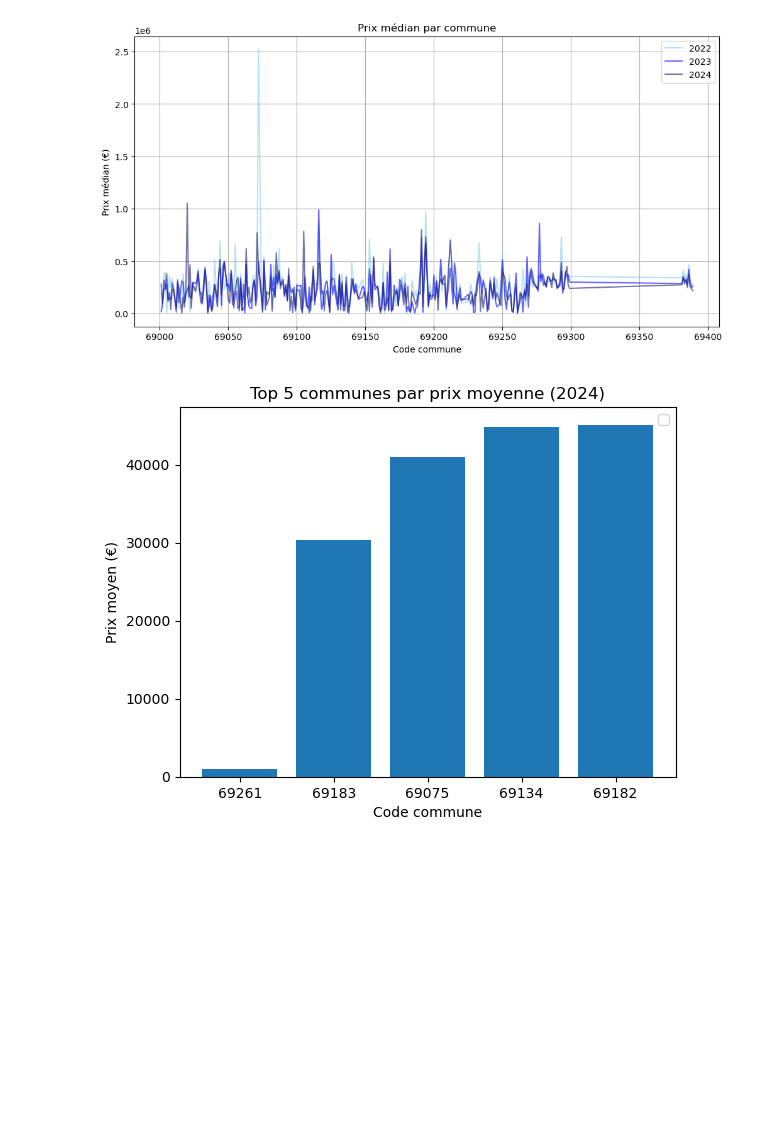
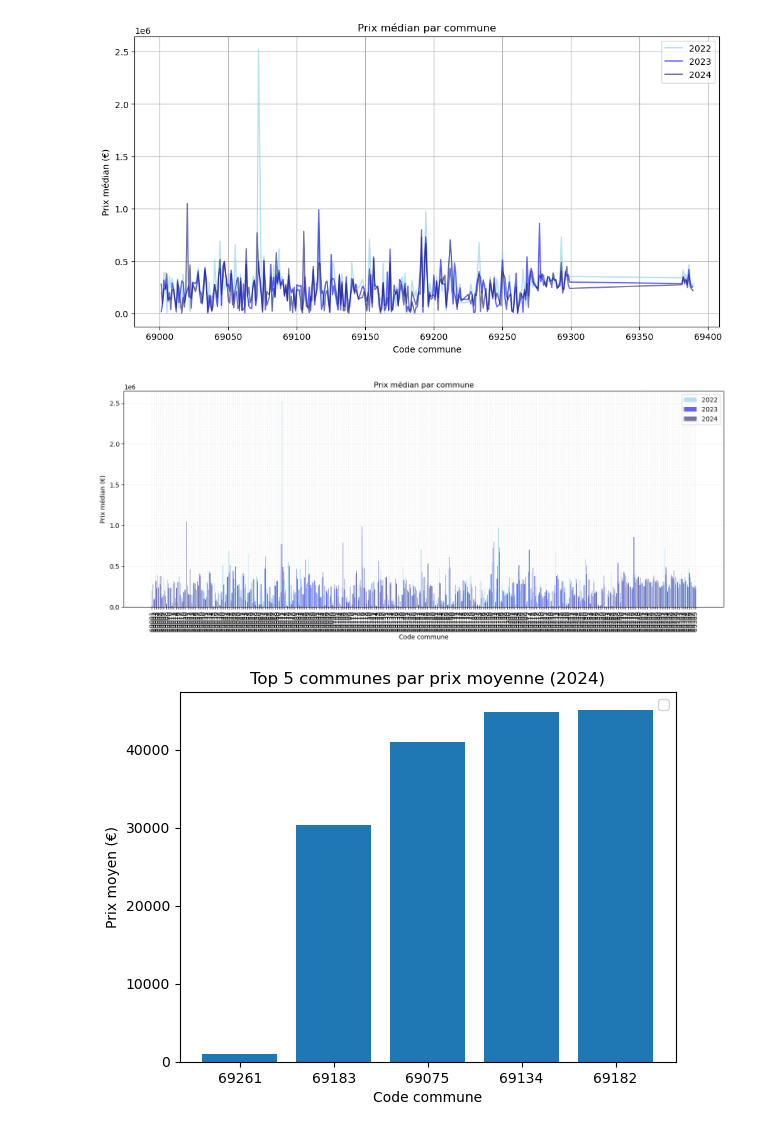
Before and after one commit to Sirteabagg/aide_immobili-re_lyon, a Jupyter notebook: widgets/test_widget.ipynb, the cells around one changed output. Drawn from its saved outputs; the diff is of its cells as text; code cells hidden in the pictures; blank space fills up the shorter version.

```diff
--- a/widgets/test_widget.ipynb
+++ b/widgets/test_widget.ipynb
@@ -52,16 +33,17 @@ vf_24:
 # %% [markdown]
 # Widgets simples
 # %%
-alpha = 0.6
+alpha = 0.6 # transparance
 
-communes_commun = np.intersect1d(
-    np.intersect1d(df_vf["vf_22"]["code_commune"], df_vf["vf_23"]["code_commune"]), df_vf["vf_24"]["code_commune"]
-)
+# join (par intersection) des valeurs foncières 2024, 2023 et 2022
+communes_commun = np.intersect1d(np.intersect1d(df_vf["vf_22"]["code_commune"], df_vf["vf_23"]["code_commune"]), df_vf["vf_24"]["code_commune"])
 
+# définition des données pour les utiliser dans le widget
 prix_22 = df_vf["vf_22"].set_index("code_commune").loc[communes_commun, "prix_median"].values
 prix_23 = df_vf["vf_23"].set_index("code_commune").loc[communes_commun, "prix_median"].values
 prix_24 = df_vf["vf_24"].set_index("code_commune").loc[communes_commun, "prix_median"].values
 
+# graphe simple (plot)
 plt.figure(figsize=(12,6))
 plt.plot(communes_commun, prix_22, label="2022", alpha=alpha, color='skyblue')
 plt.plot(communes_commun, prix_23, label="2023", alpha=alpha, color='blue')
@@ -74,4 +56,34 @@ plt.grid(True)
 plt.show()
 # %% [output]
 [figure]
+# %%
+alpha = 0.6 # transparance
+
+# join (par intersection) des valeurs foncières 2024, 2023 et 2022
+communes_commun = np.intersect1d(np.intersect1d(df_vf["vf_22"]["code_commune"], df_vf["vf_23"]["code_commune"]), df_vf["vf_24"]["code_commune"])
+
+# définition des données pour les utiliser dans le widget
+prix_22 = df_vf["vf_22"].set_index("code_commune").loc[communes_commun, "prix_median"].values
+prix_23 = df_vf["vf_23"].set_index("code_commune").loc[communes_commun, "prix_median"].values
+prix_24 = df_vf["vf_24"].set_index("code_commune").loc[communes_commun, "prix_median"].values
+
+x = np.arange(len(communes_commun))
+width = 0.30
+
+# 3 graph (bar)
+plt.figure(figsize=(14, 6))
+plt.bar(x - width, prix_22, width, label="2022", alpha=alpha, color='skyblue')
+plt.bar(x, prix_23, width, label="2023", alpha=alpha, color='blue')
+plt.bar(x + width, prix_24, width, label="2024", alpha=alpha, color='midnightblue')
+
+plt.title("Prix médian par commune")
+plt.xlabel("Code commune")
+plt.ylabel("Prix médian (€)")
+plt.xticks(x, communes_commun, rotation=90) # communes (axes ordonnées)
+plt.legend()
+plt.grid(linestyle='--', alpha=0.2)
+plt.tight_layout()
+plt.show()
+# %% [output]
+[figure, added]
 # %%
```
Also changed, not shown: parts of 8 cells of this notebook, 4 other files.
